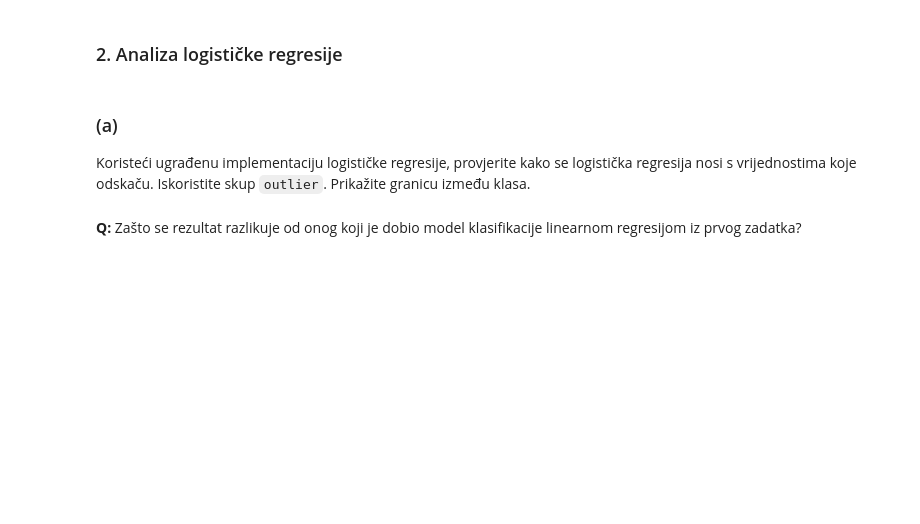
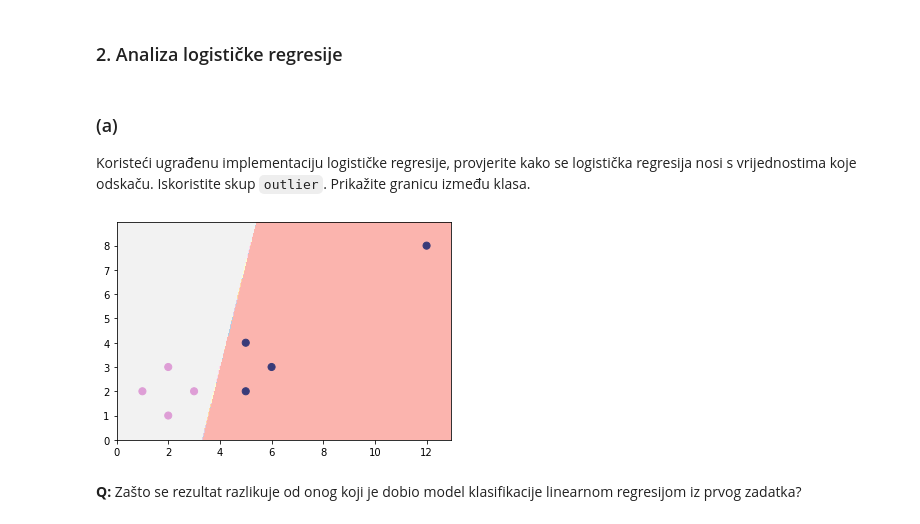
Before and after one commit to tomislavbjelcic/fer-tomislav, a Jupyter notebook: semestar_7/strojno/lab/SU1-2021-06-07-LR.ipynb, the cells around one changed output. Cells and saved outputs as stored; diff of their text form; code cells hidden in the pictures; blank space fills up the shorter version.

```diff
--- a/semestar_7/strojno/lab/SU1-2021-06-07-LR.ipynb
+++ b/semestar_7/strojno/lab/SU1-2021-06-07-LR.ipynb
@@ -247,3 +276,9 @@ outlier_y = np.append(seven_y, 0)
+# %%
+# Vaš kôd ovdje
+model.fit(outlier_X, outlier_y)
+plot_2d_clf_problem(outlier_X, outlier_y, lambda x: model.predict(x))
+# %% [output]
+[figure, added]
 # %% [markdown]
 **Q:** Zašto se rezultat razlikuje od onog koji je dobio model klasifikacije linearnom regresijom iz prvog zadatka?
 # %% [markdown]
```
Also changed, not shown: parts of 12 cells of this notebook.
